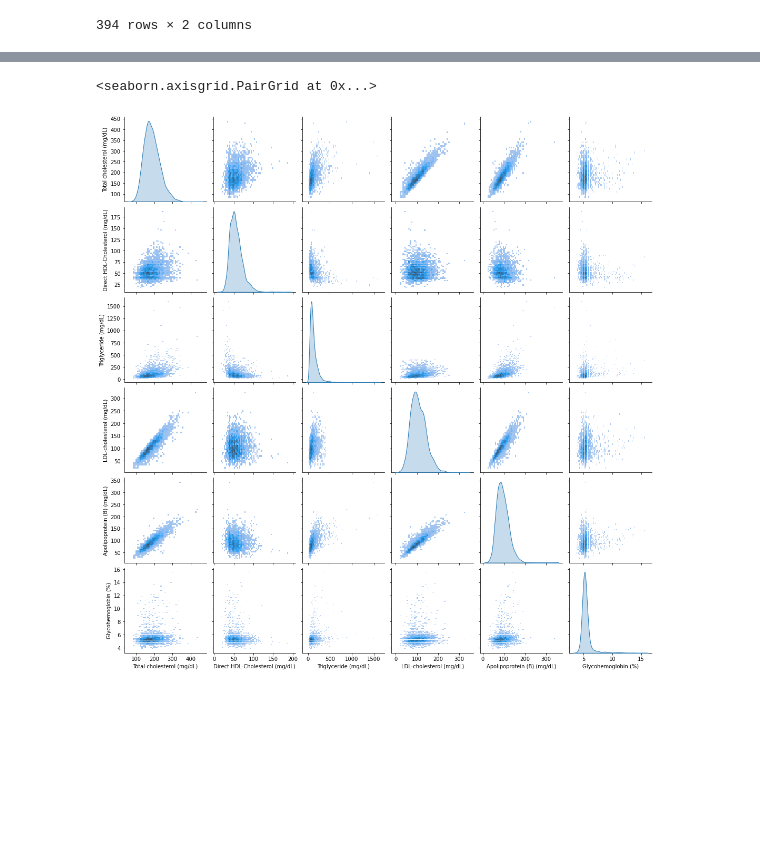
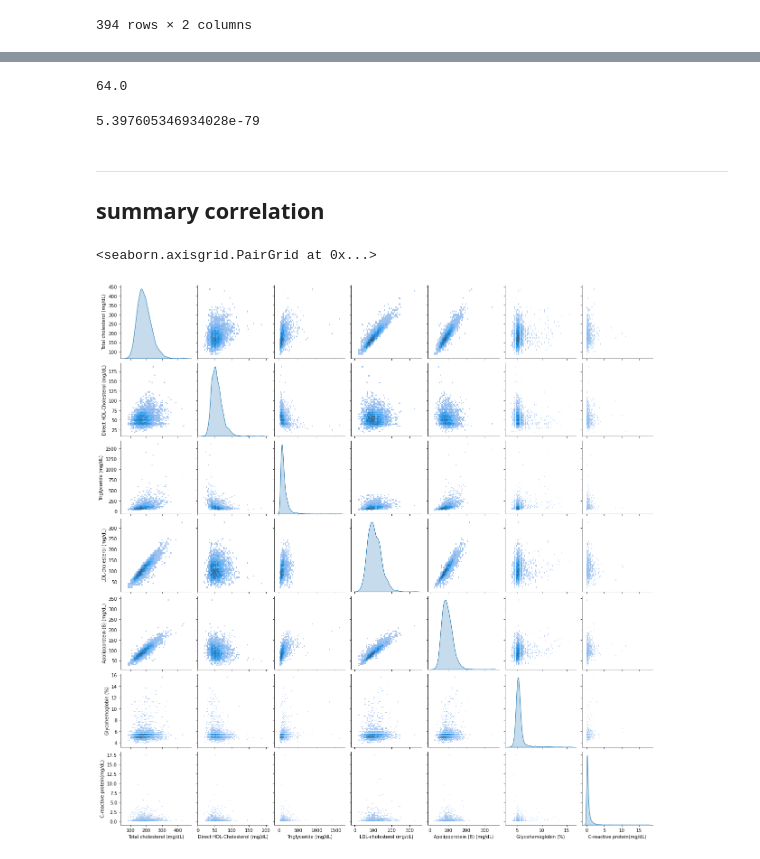
Before and after one commit to amyylin1/NHANES_Dietary_Data, a Jupyter notebook: exam_data.ipynb, the cells around one changed output, grey strips where cells are left out. Drawn from its saved outputs; the diff is of its cells as text; code cells hidden in the pictures; blank space fills up the shorter version.

```diff
--- a/exam_data.ipynb
+++ b/exam_data.ipynb
@@ -413,0 +422,4 @@ ValueError: If using all scalar values, you must pass an index
+# %%
+# check the values of the ghb series
+x = ghb['Glycohemoglobin (%)'].values
+x
@@ -413,0 +449,7 @@ ValueError: If using all scalar values, you must pass an index
+# %%
+# def. diabetic status based on the value
+# np.isnan(x) for nan
+condlist = [x<5.7, x>6.4, np.isnan(x)]
+choicelist = ['normal', 'diabetic', 'missing']
+y = np.select(condlist, choicelist, 'prediabetic')
+y
@@ -413,0 +465,4 @@ ValueError: If using all scalar values, you must pass an index
+# %%
+# add the col to the df
+ghb['diabetic status'] = y
+ghb
@@ -417,7 +541,7 @@ ValueError: If using all scalar values, you must pass an index
 # %%
 # merge
-merge2 = merge1.merge(ghg, on='Respondent sequence number')
-merge2.head()
+exam_df = exam_df.merge(ghb, on='Respondent sequence number')
+exam_df.head()
 # %% [output]
 |  | Respondent sequence number | Total cholesterol (mg/dL) | Direct HDL-Cholesterol (mg/dL) | Triglyceride (mg/dL) | ... |
 | 0 | 31130.0 | NaN | NaN | NaN | ... |
@@ -440,8 +628,19 @@ Index(['Respondent sequence number', 'Total cholesterol (mg/dL)',
+# %%
+glu["Total length of 'food fast', hours"].max()
+# %% [output]
+64.0
+# %%
+glu["Total length of 'food fast', hours"].min()
+# %% [output]
+5.397605346934028e-79
+# %% [markdown]
+---
+## summary correlation
 # %%
-sns.pairplot(merge2[['Total cholesterol (mg/dL)',
+sns.pairplot(exam_df[['Total cholesterol (mg/dL)',
        'Direct HDL-Cholesterol (mg/dL)', 'Triglyceride (mg/dL)',
        'LDL-cholesterol (mg/dL)', 'Apolipoprotein (B) (mg/dL)',
-       'Glycohemoglobin (%)']], diag_kind='kde', kind='hist')
+       'Glycohemoglobin (%)', 'C-reactive protein(mg/dL)']], diag_kind='kde', kind='hist')
 # %% [output]
 <seaborn.axisgrid.PairGrid at 0x...>
-[figure, old version]
+[figure, new version]
```
Also changed, not shown: parts of 47 cells of this notebook, 3 other files.
